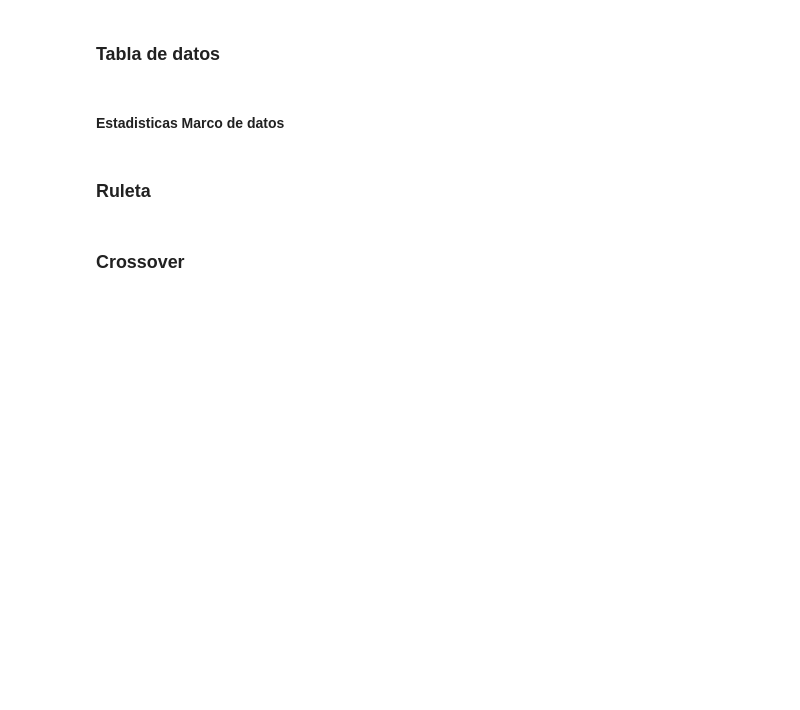
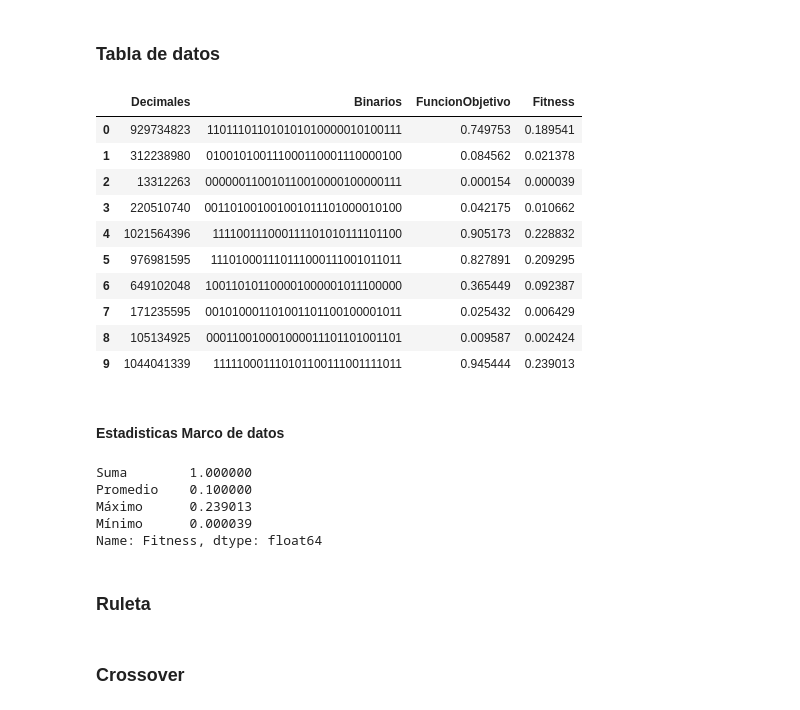
Before and after one commit to GinoBartolucci/algoritmos-geneticos, a Jupyter notebook: TP1/presentacion.ipynb, the cells around one changed output. Saved outputs shown, nothing was run; the diff lists cells and outputs as text; code cells hidden in the pictures; blank space fills up the shorter version.

```diff
--- a/TP1/presentacion.ipynb
+++ b/TP1/presentacion.ipynb
@@ -59,13 +73,25 @@ poblacion_binarios = convertirPoblacion(poblacionInicial(), True)
 # %%
 def generarDataFrame(pob_bin, coeficiente):
     pob_dec = convertirPoblacion(pob_bin, False)
     data = {'Decimales': pob_dec, 'Binarios': pob_bin,
             'FuncionObjetivo':np.array(funcionObjetivo(pob_bin,coeficiente))}
     data_frame = pd.DataFrame(data)
     data_frame['Fitness'] = np.array(funcionFitness(pob_bin, coeficiente))
     return data_frame
-#data_frame = generarDataFrame(poblacion_binarios, COEF)
-#data_frame
+data_frame = generarDataFrame(poblacion_binarios, COEF)
+data_frame
+# %% [output]
+|  | Decimales | Binarios | FuncionObjetivo | Fitness |
+| 0 | 929734823 | 110111011010101010000010100111 | 0.749753 | 0.189541 |
+| 1 | 312238980 | 010010100111000110001110000100 | 0.084562 | 0.021378 |
+| 2 | 13312263 | 000000110010110010000100000111 | 0.000154 | 0.000039 |
+| 3 | 220510740 | 001101001001001011101000010100 | 0.042175 | 0.010662 |
+| 4 | 1021564396 | 111100111000111101010111101100 | 0.905173 | 0.228832 |
+| 5 | 976981595 | 111010001110111000111001011011 | 0.827891 | 0.209295 |
+| 6 | 649102048 | 100110101100001000001011100000 | 0.365449 | 0.092387 |
+| 7 | 171235595 | 001010001101001101100100001011 | 0.025432 | 0.006429 |
+| 8 | 105134925 | 000110010001000011101101001101 | 0.009587 | 0.002424 |
+| 9 | 1044041339 | 111110001110101100111001111011 | 0.945444 | 0.239013 |
 # %% [markdown]
 #### Estadisticas Marco de datos
 # %%
@@ -76,8 +102,15 @@ def generarEstadisticas(dataFrame):
                 'Mínimo': [ dataFrame['FuncionObjetivo'].min(), dataFrame['Fitness'].min() ]}
     dataFrame_stats = pd.DataFrame(stats, index = ['Función objetivo', 'Fitness'])
     return dataFrame_stats, stats
-#marcoDeDatos_stats = generarEstadisticas(data_frame)
-#marcoDeDatos_stats
+marcoDeDatos_stats, stats = generarEstadisticas(data_frame)
+mc = marcoDeDatos_stats.loc['Fitness']
+mc
+# %% [output]
+Suma        1.000000
+Promedio    0.100000
+Máximo      0.239013
+Mínimo      0.000039
+Name: Fitness, dtype: float64
 # %% [markdown]
 ### Ruleta
 # %%
```
Also changed, not shown: parts of 5 cells of this notebook.
